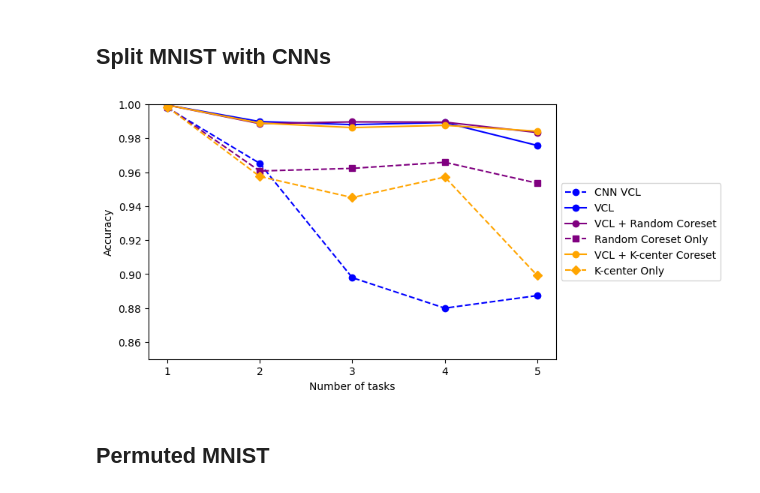
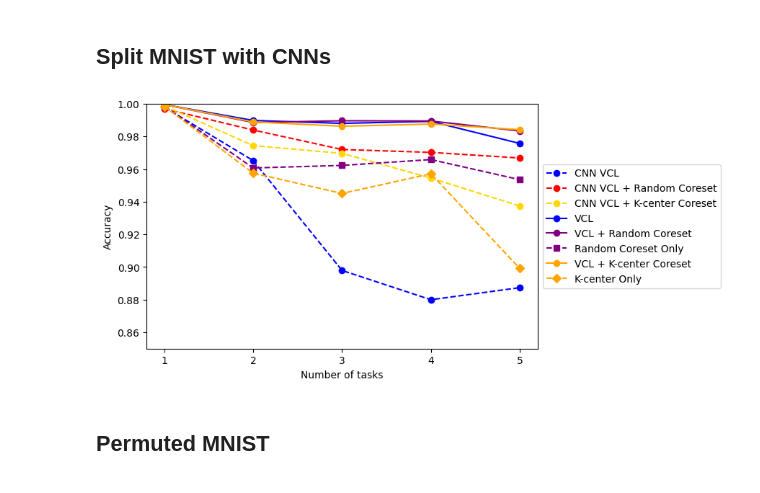
Before and after one commit to goldfarbDave/vcl, a Jupyter notebook: pytorch/plotting.ipynb, the cells around one changed output. Drawn from its saved outputs; the diff is of its cells as text; code cells hidden in the pictures.

Commit message:
Add cnn plotting results with coresets

```diff
--- a/pytorch/plotting.ipynb
+++ b/pytorch/plotting.ipynb
@@ -145,24 +140,39 @@ split_vcl_cnn = get_mean_mtx(results_folder_path+'VCL-split-CNN', MAX_SEED)
+# %%
+MAX_SEED = 3
+
+# CNN using VCL
+split_vcl_cnn = get_mean_mtx(results_folder_path+'VCL-split-CNN', MAX_SEED)
+
+# CNN using VCL and a random coreset
+split_vcl_cnn_randCore = get_mean_mtx(results_folder_path+'VCL-split-CNN-randCoreset', MAX_SEED)
+
+# CNN using VCL and a K-center coreset
+split_vcl_cnn_kcen = get_mean_mtx(results_folder_path+'VCL-split-CNN-kCenterCoreset', MAX_SEED)
 # %%
 split_vcl_cnn_vals = np.nanmean(split_vcl_cnn, axis=1)
+split_vcl_cnn_randCore_vals = np.nanmean(split_vcl_cnn_randCore, axis=1)
+split_vcl_cnn_kcen_vals = np.nanmean(split_vcl_cnn_kcen, axis=1)
 # %%
 figure(figsize=(7, 4.5), dpi=100)
 
 plt.plot(range(1,len(split_vcl_cnn_vals)+1), split_vcl_cnn_vals, '--o', label='CNN VCL', color='blue')
+plt.plot(range(1,len(split_vcl_cnn_randCore_vals)+1), split_vcl_cnn_randCore_vals, '--o', label='CNN VCL + Random Coreset', color='red')
+plt.plot(range(1,len(split_vcl_cnn_kcen_vals)+1), split_vcl_cnn_kcen_vals, '--o', label='CNN VCL + K-center Coreset', color='gold')
 plt.plot(range(1,len(split_vcl_vals)+1), split_vcl_vals, '-o', label='VCL', color='blue')
 plt.plot(range(1,len(split_vcl_randCore_vals)+1), split_vcl_randCore_vals, '-o', label='VCL + Random Coreset', color='purple')
 plt.plot(range(1,len(split_only_rand_core_vals)+1), split_only_rand_core_vals, '--s', label='Random Coreset Only', color='purple')
 plt.plot(range(1,len(split_vcl_kcen_vals)+1), split_vcl_kcen_vals, '-o', label='VCL + K-center Coreset', color='orange')
 plt.plot(range(1,len(split_only_kcen_core_vals)+1), split_only_kcen_core_vals, '--D', label='K-center Only', color='orange')
 
 plt.ylim(0.85, 1)
 plt.xticks(np.arange(1, 6, 1.0))
 plt.xlabel("Number of tasks")
 plt.ylabel("Accuracy")
 plt.legend(bbox_to_anchor=(1,0.5), loc="center left")
 plt.savefig(vector_imgs_path+"average_SplitMNIST.svg", format = 'svg', dpi=300)
 plt.show()
 # %% [output]
-[figure, old version]
+[figure, new version]
 # %% [markdown]
 ## Permuted MNIST
 # %%
```
Also changed, not shown: parts of 1 cell of this notebook.
